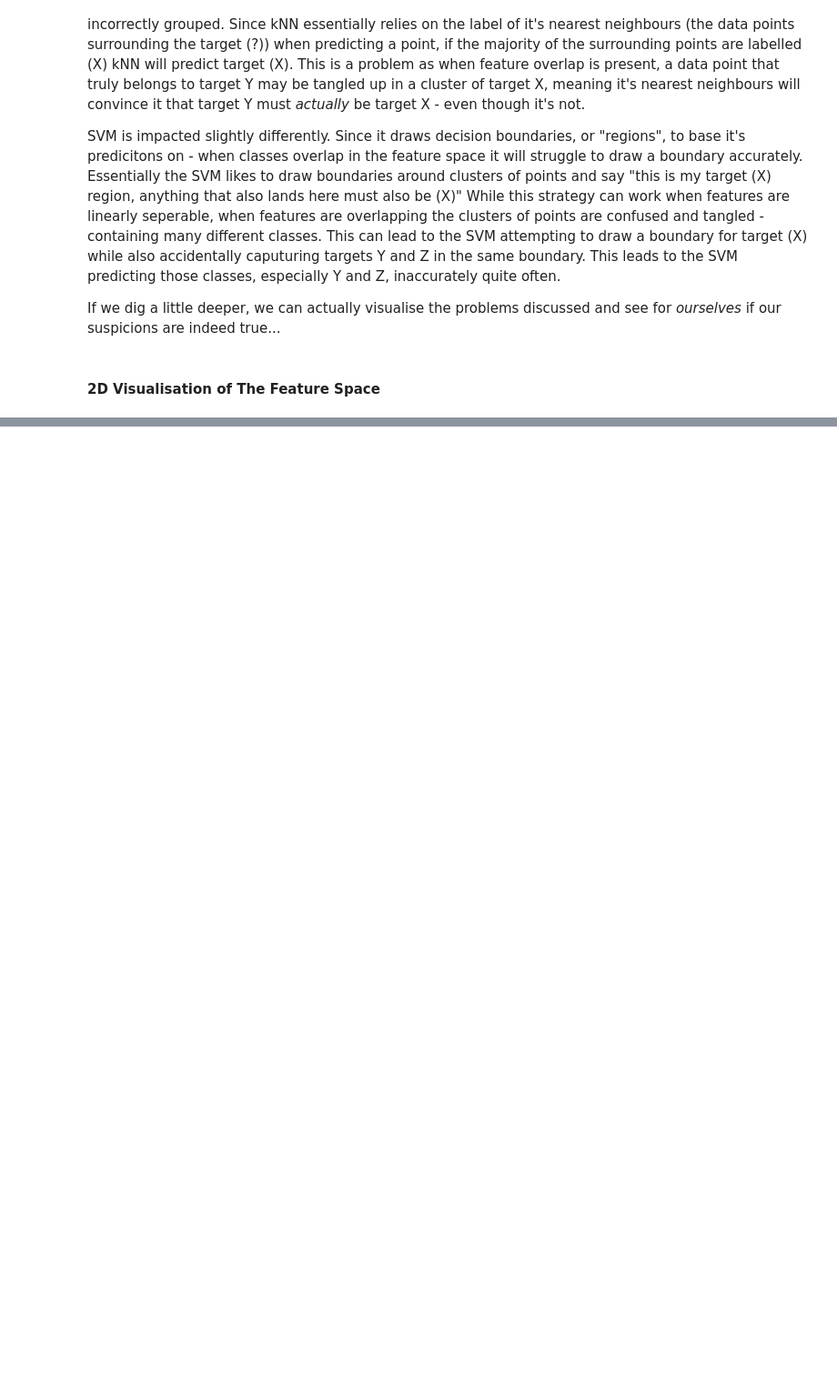
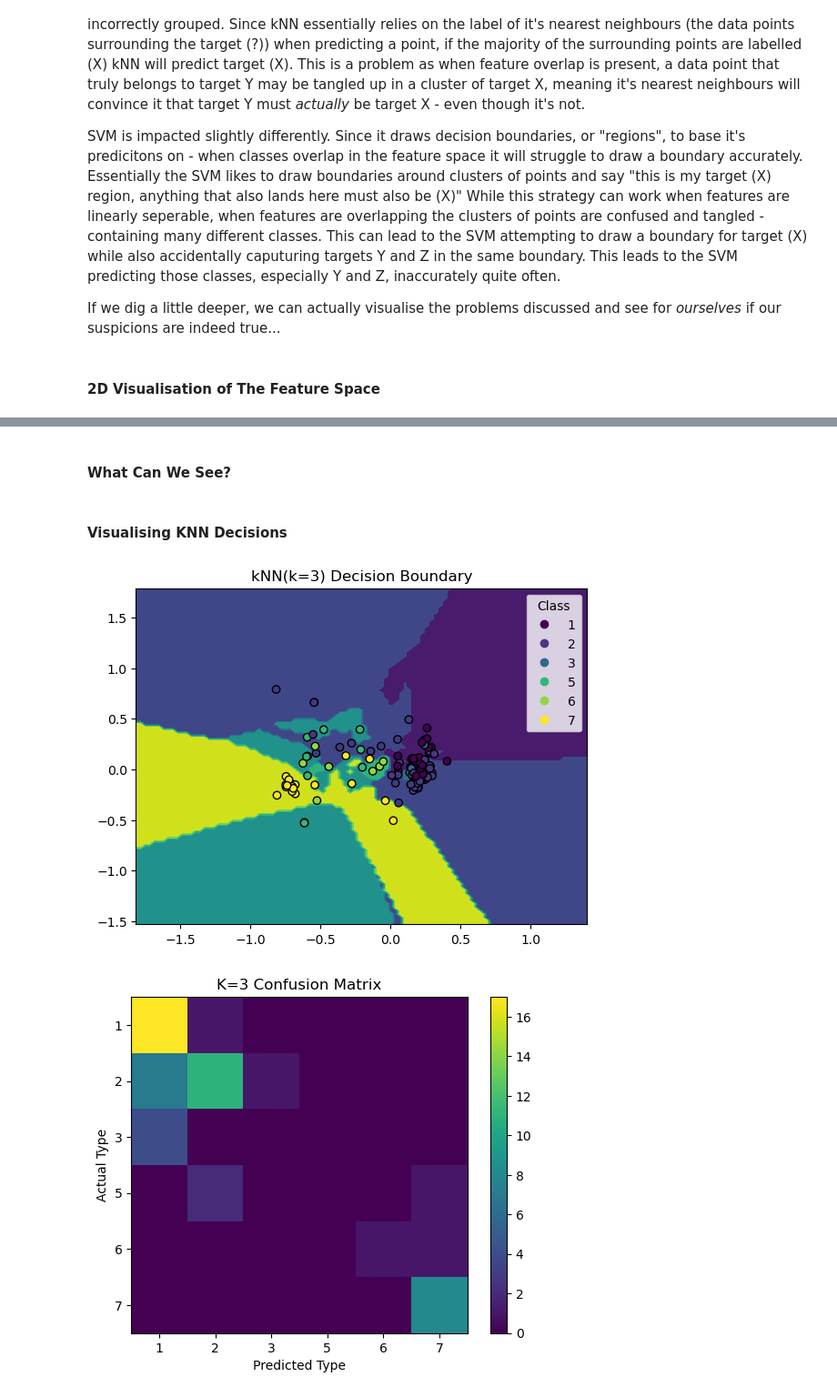
Before and after one commit to elizaclay/Machine-Learning-Optimisation, a Jupyter notebook: COMP2002.ipynb, the cells around one changed output, grey strips where cells are left out. Shown: that part at 91% size. Drawn from its saved outputs; the diff is of its cells as text; code cells hidden in the pictures; blank space fills up the shorter version.

```diff
--- a/COMP2002.ipynb
+++ b/COMP2002.ipynb
@@ -427,0 +493,19 @@ If we dig a little deeper, we can actually visualise the problems discussed and
+# %% [markdown]
+#### **What Can We See?**
+# %% [markdown]
+#### **Visualising KNN Decisions**
+# %%
+for r in [2,3]:
+    X_train, X_test, y_train, y_test = train_test_split(inputs, targets, stratify=targets, random_state=r)
+    pca = PCA(n_components=2)
+    X_train_pca = pca.fit_transform(X_train)
+    X_test_pca = pca.transform(X_test)
+
+    exp_knn = KNeighborsClassifier(n_neighbors=3)
+    exp_knn.fit(X_train_pca, y_train)
+    classifications = exp_knn.predict (X_test_pca)
+    plot_boundary(exp_knn, X_train_pca, y_train, title="kNN(k=3) Decision Boundary")
+    confusion(y_test, classifications, labels=matrix_labels, title= "K=3 Confusion Matrix")
+# %% [output]
+[figure, added]
+[figure, added]
```
Also changed, not shown: parts of 11 cells of this notebook.
